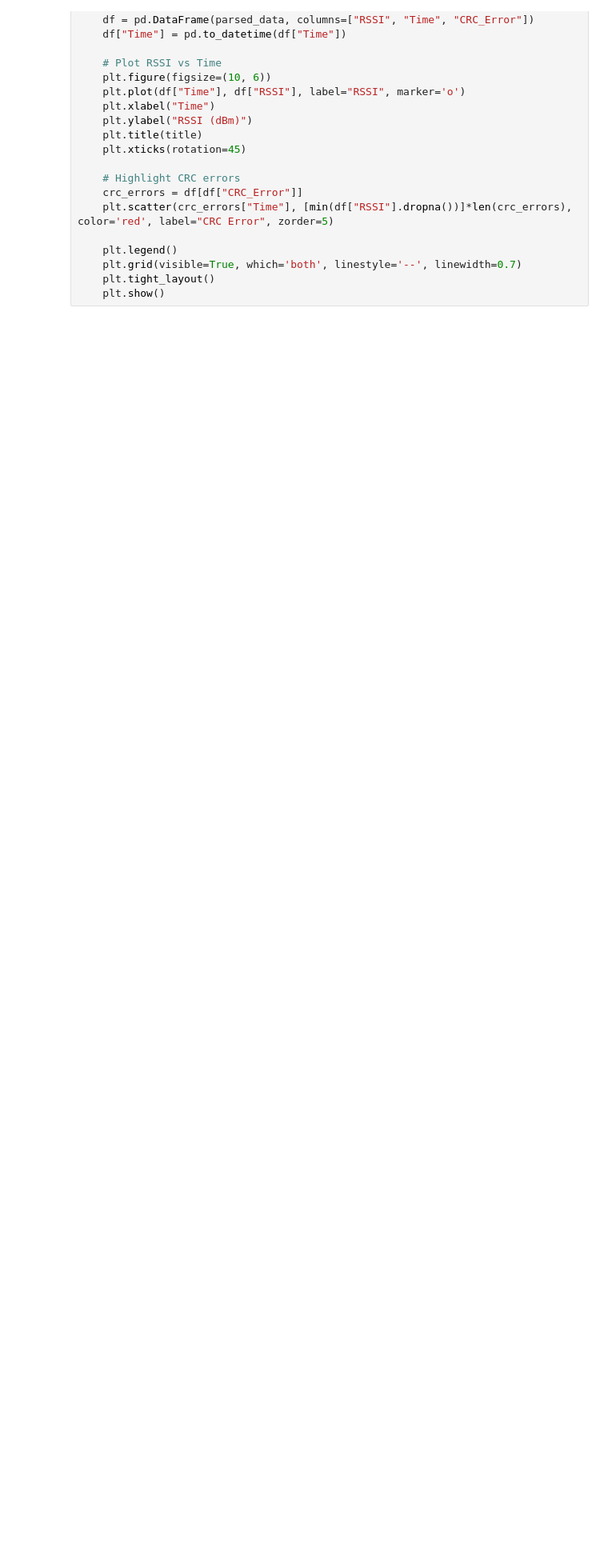
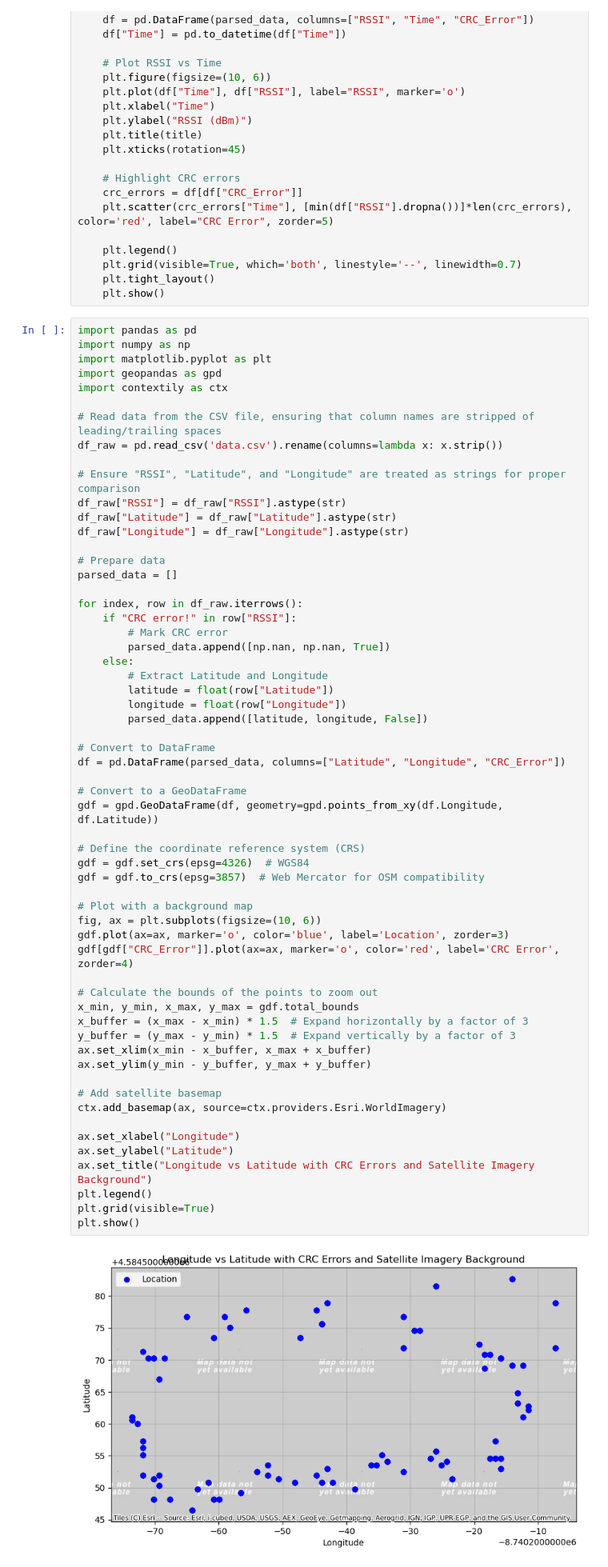
Before and after one commit to coleblackman/telemetry-formula-SAE, a Jupyter notebook: data_analysis/grapher.ipynb, the cells around one changed output. Shown: that part at 80% size. Drawn from its saved outputs; the diff is of its cells as text; blank space fills up the shorter version.

```diff
--- a/data_analysis/grapher.ipynb
+++ b/data_analysis/grapher.ipynb
@@ -47,6 +47,67 @@ def RSSI_plot (file_name, title):
     plt.grid(visible=True, which='both', linestyle='--', linewidth=0.7)
     plt.tight_layout()
     plt.show()
+# %%
+import pandas as pd
+import numpy as np
+import matplotlib.pyplot as plt
+import geopandas as gpd
+import contextily as ctx
+
+# Read data from the CSV file, ensuring that column names are stripped of leading/trailing spaces
+df_raw = pd.read_csv('data.csv').rename(columns=lambda x: x.strip())
+
+# Ensure "RSSI", "Latitude", and "Longitude" are treated as strings for proper comparison
+df_raw["RSSI"] = df_raw["RSSI"].astype(str)
+df_raw["Latitude"] = df_raw["Latitude"].astype(str)
+df_raw["Longitude"] = df_raw["Longitude"].astype(str)
+
+# Prepare data
+parsed_data = []
+
+for index, row in df_raw.iterrows():
+    if "CRC error!" in row["RSSI"]:
+        # Mark CRC error
+        parsed_data.append([np.nan, np.nan, True])
+    else:
+        # Extract Latitude and Longitude
+        latitude = float(row["Latitude"])
+        longitude = float(row["Longitude"])
+        parsed_data.append([latitude, longitude, False])
+
+# Convert to DataFrame
+df = pd.DataFrame(parsed_data, columns=["Latitude", "Longitude", "CRC_Error"])
+
+# Convert to a GeoDataFrame
+gdf = gpd.GeoDataFrame(df, geometry=gpd.points_from_xy(df.Longitude, df.Latitude))
+
+# Define the coordinate reference system (CRS)
+gdf = gdf.set_crs(epsg=4326)  # WGS84
+gdf = gdf.to_crs(epsg=3857)  # Web Mercator for OSM compatibility
+
+# Plot with a background map
+fig, ax = plt.subplots(figsize=(10, 6))
+gdf.plot(ax=ax, marker='o', color='blue', label='Location', zorder=3)
+gdf[gdf["CRC_Error"]].plot(ax=ax, marker='o', color='red', label='CRC Error', zorder=4)
+
+# Calculate the bounds of the points to zoom out
+x_min, y_min, x_max, y_max = gdf.total_bounds
+x_buffer = (x_max - x_min) * 1.5  # Expand horizontally by a factor of 3
+y_buffer = (y_max - y_min) * 1.5  # Expand vertically by a factor of 3
+ax.set_xlim(x_min - x_buffer, x_max + x_buffer)
+ax.set_ylim(y_min - y_buffer, y_max + y_buffer)
+
+# Add satellite basemap
+ctx.add_basemap(ax, source=ctx.providers.Esri.WorldImagery)
+
+ax.set_xlabel("Longitude")
+ax.set_ylabel("Latitude")
+ax.set_title("Longitude vs Latitude with CRC Errors and Satellite Imagery Background")
+plt.legend()
+plt.grid(visible=True)
+plt.show()
+# %% [output]
+[figure, added]
 # %% [markdown]
 # RSSI vs Time plots (Higher RSSI is better signal integrity)
 ## First run with Formula car
```
Also changed, not shown: 2 other files.
